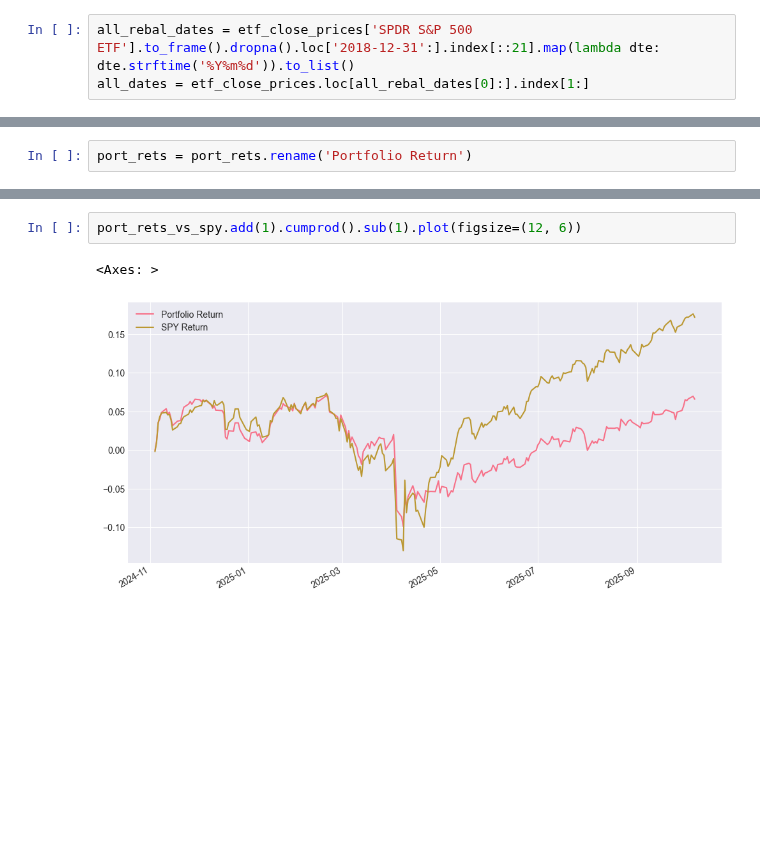
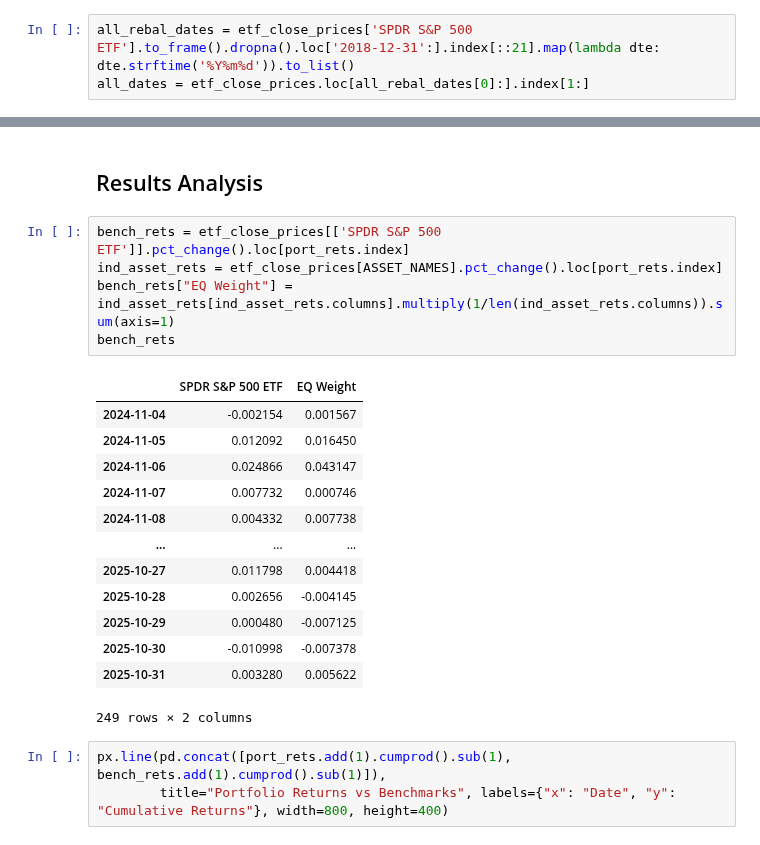
Before and after one commit to jessego20/FE800_project_code, a Jupyter notebook: backtest.ipynb, the cells around one changed output, grey strips where cells are left out. Cells and saved outputs as stored; diff of their text form; blank space fills up the shorter version.

```diff
--- a/backtest.ipynb
+++ b/backtest.ipynb
@@ -320,2 +416,0 @@ ValueError: No simulations available. Run simulate_all_assets() first.
-# %%
-port_rets = port_rets.rename('Portfolio Return')
@@ -342,5 +463,24 @@ port_rets_vs_spy
+# %% [markdown]
+## Results Analysis
+# %%
+bench_rets = etf_close_prices[['SPDR S&P 500 ETF']].pct_change().loc[port_rets.index]
+ind_asset_rets = etf_close_prices[ASSET_NAMES].pct_change().loc[port_rets.index]
+bench_rets["EQ Weight"] = ind_asset_rets[ind_asset_rets.columns].multiply(1/len(ind_asset_rets.columns)).sum(axis=1)
+bench_rets
+# %% [output]
+|  | SPDR S&P 500 ETF | EQ Weight |
+| 2024-11-04 | -0.002154 | 0.001567 |
+| 2024-11-05 | 0.012092 | 0.016450 |
+| 2024-11-06 | 0.024866 | 0.043147 |
+| 2024-11-07 | 0.007732 | 0.000746 |
+| 2024-11-08 | 0.004332 | 0.007738 |
+| ... | ... | ... |
+| 2025-10-27 | 0.011798 | 0.004418 |
+| 2025-10-28 | 0.002656 | -0.004145 |
+| 2025-10-29 | 0.000480 | -0.007125 |
+| 2025-10-30 | -0.010998 | -0.007378 |
+| 2025-10-31 | 0.003280 | 0.005622 |
+249 rows × 2 columns
 # %%
-port_rets_vs_spy.add(1).cumprod().sub(1).plot(figsize=(12, 6))
+px.line(pd.concat([port_rets.add(1).cumprod().sub(1), bench_rets.add(1).cumprod().sub(1)]),
+        title="Portfolio Returns vs Benchmarks", labels={"x": "Date", "y": "Cumulative Returns"}, width=800, height=400)
-# %% [output]
-<Axes: >
-[figure, removed]
```
Also changed, not shown: parts of 14 cells of this notebook, 5 other files.
